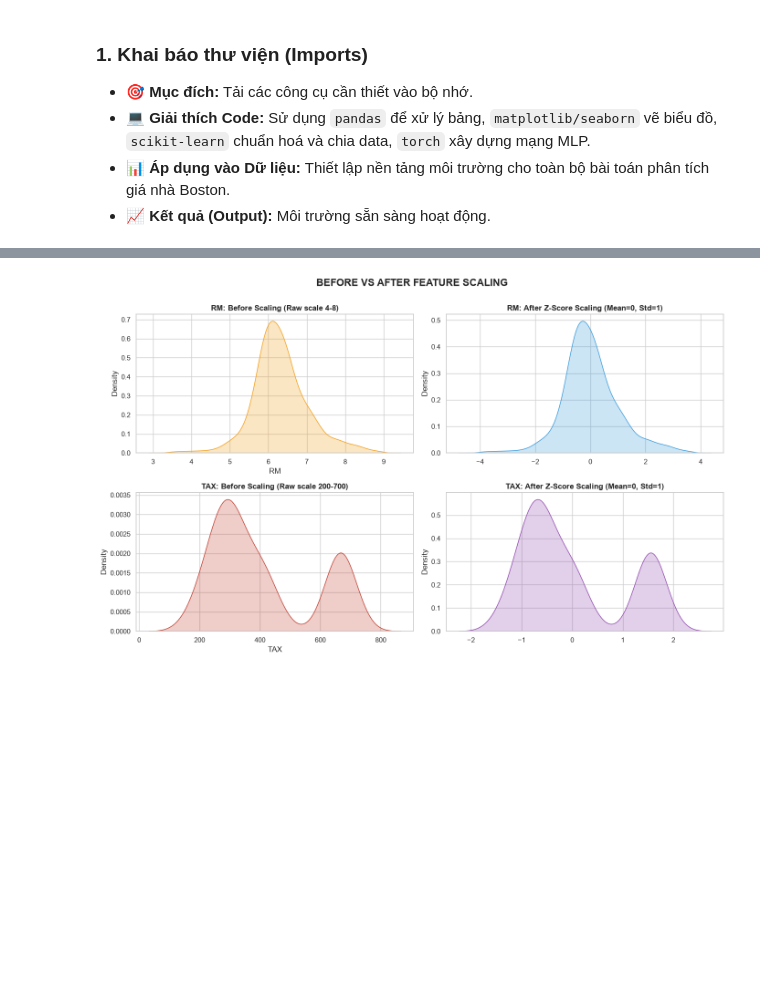
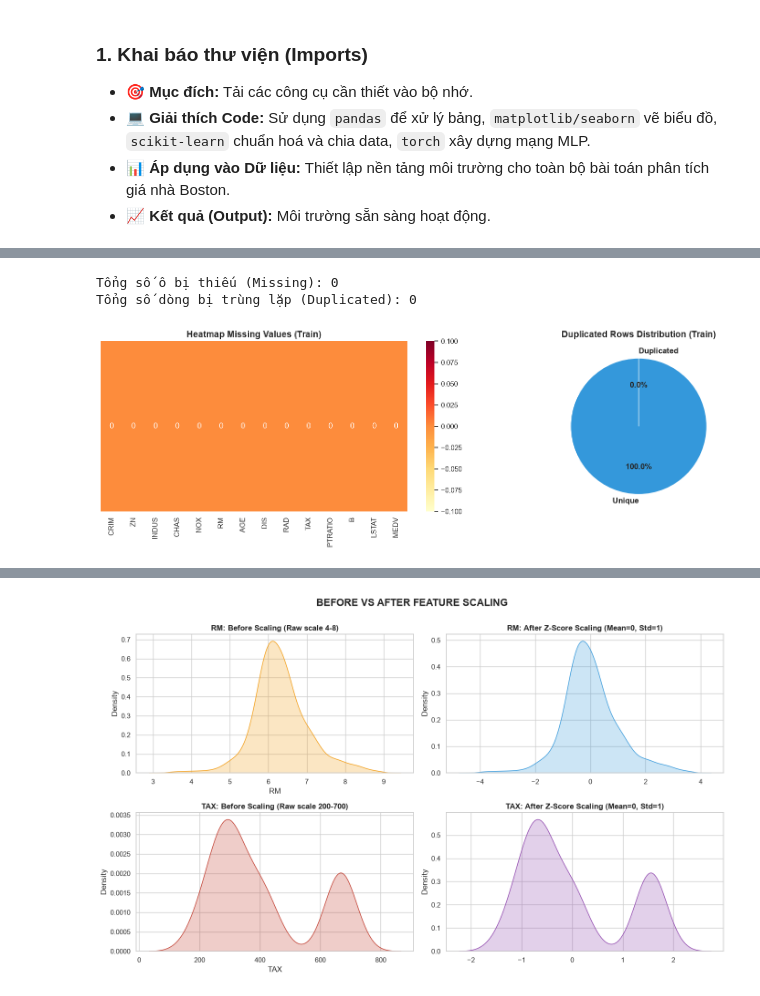
Before and after one commit to BiLML/MLP-for-Boston-Housing, a Jupyter notebook: src/lab4.ipynb, the cells around one changed output, grey strips where cells are left out. Cells and saved outputs as stored; diff of their text form; code cells hidden in the pictures; blank space fills up the shorter version.

```diff
--- a/src/lab4.ipynb
+++ b/src/lab4.ipynb
@@ -349,0 +97,21 @@ Tập Test:  (76, 13)
+# %%
+# Khai báo các cột số và cột features (loại bỏ MEDV)
+numeric_cols = df.select_dtypes(include='number').columns
+feature_cols = [col for col in numeric_cols if col != 'MEDV']
+print(f"Số cột số: {len(numeric_cols)}, Feature columns: {list(feature_cols)}")
+
+# Phân chia Train/Val/Test (70/15/15)
+X = df[feature_cols].copy()
+y = df['MEDV'].copy()
+
+X_temp, X_test, y_temp, y_test = train_test_split(X, y, test_size=0.15, random_state=42)
+X_train, X_val, y_train, y_val = train_test_split(X_temp, y_temp, test_size=0.1765, random_state=42)
+
+# Tạo DataFrame đầy đủ để phân tích EDA
+df_train = X_train.copy(); df_train['MEDV'] = y_train
+df_val   = X_val.copy();   df_val['MEDV']   = y_val
+df_test  = X_test.copy();  df_test['MEDV']  = y_test
+
+print(f"\nTập Train: {df_train.shape}")
+print(f"Tập Val:   {df_val.shape}")
+print(f"Tập Test:  {df_test.shape}")
@@ -349,0 +130,25 @@ Tập Test:  (76, 13)
+# %%
+missing_counts = df_train.isna().sum()
+dup_count = df_train.duplicated().sum()
+
+print(f"Tổng số ô bị thiếu (Missing): {missing_counts.sum()}")
+print(f"Tổng số dòng bị trùng lặp (Duplicated): {dup_count}")
+
+fig, axes = plt.subplots(1, 2, figsize=(16, 5))
+
+# Heatmap Missing
+sns.heatmap(missing_counts.to_frame().T, annot=True, fmt='d', cmap='YlOrRd', yticklabels=False, cbar=True, ax=axes[0])
+axes[0].set_title('Heatmap Missing Values (Train)', fontsize=14, fontweight='bold')
+
+# Pie chart Duplicated
+labels = ['Unique', 'Duplicated']
+sizes = [len(df_train) - dup_count, dup_count]
+axes[1].pie(sizes, labels=labels, autopct='%1.1f%%', colors=['#3498db', '#e74c3c'], startangle=90, textprops={'fontsize': 12, 'fontweight': 'bold'})
+axes[1].set_title('Duplicated Rows Distribution (Train)', fontsize=14, fontweight='bold')
+
+plt.tight_layout()
+plt.show()
+# %% [output]
+Tổng số ô bị thiếu (Missing): 0
+Tổng số dòng bị trùng lặp (Duplicated): 0
+[figure, added]
```
Also changed, not shown: parts of 52 cells of this notebook, 13 other files.
